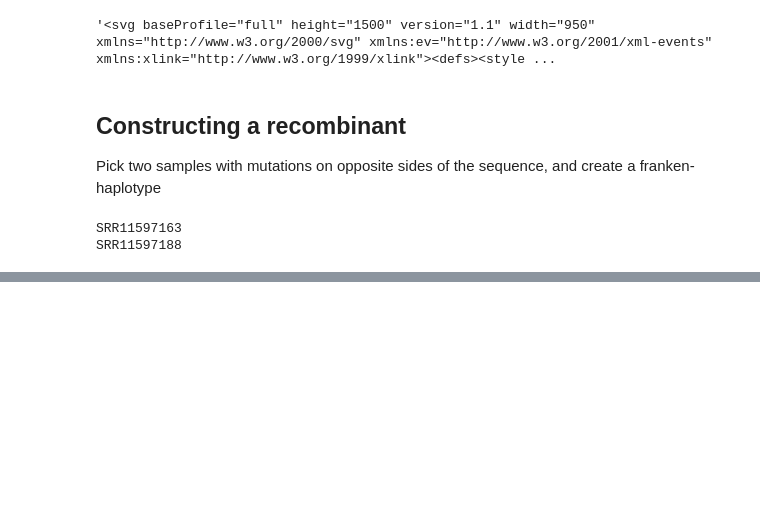
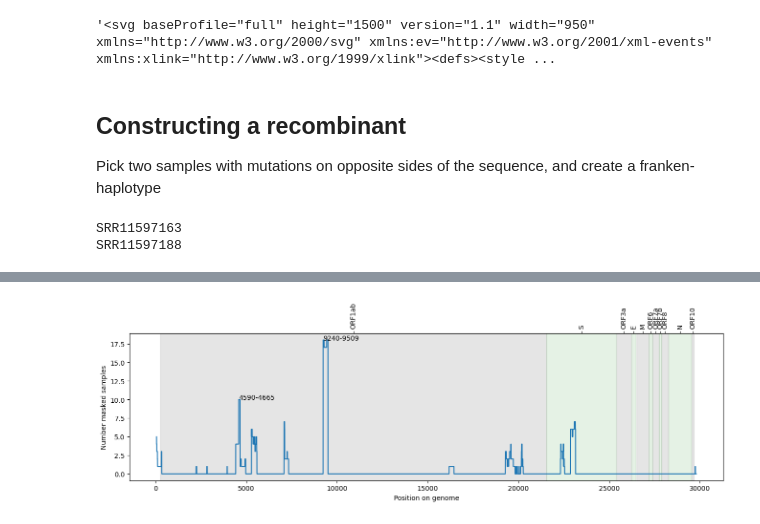
Before and after one commit to jeromekelleher/sc2ts, a Jupyter notebook: notebooks/test_ts.ipynb, the cells around one changed output, grey strips where cells are left out. Drawn from its saved outputs; the diff is of its cells as text; code cells hidden in the pictures; blank space fills up the shorter version.

```diff
--- a/notebooks/test_ts.ipynb
+++ b/notebooks/test_ts.ipynb
@@ -127,0 +157,4 @@ SRR11597163     51      [(15107, 'T'), (28930, 'T')]
+# %%
+ti.plot_masked_samples_per_site()
+# %% [output]
+[figure, added]
```
Also changed, not shown: parts of 10 cells of this notebook, 1 other file.
